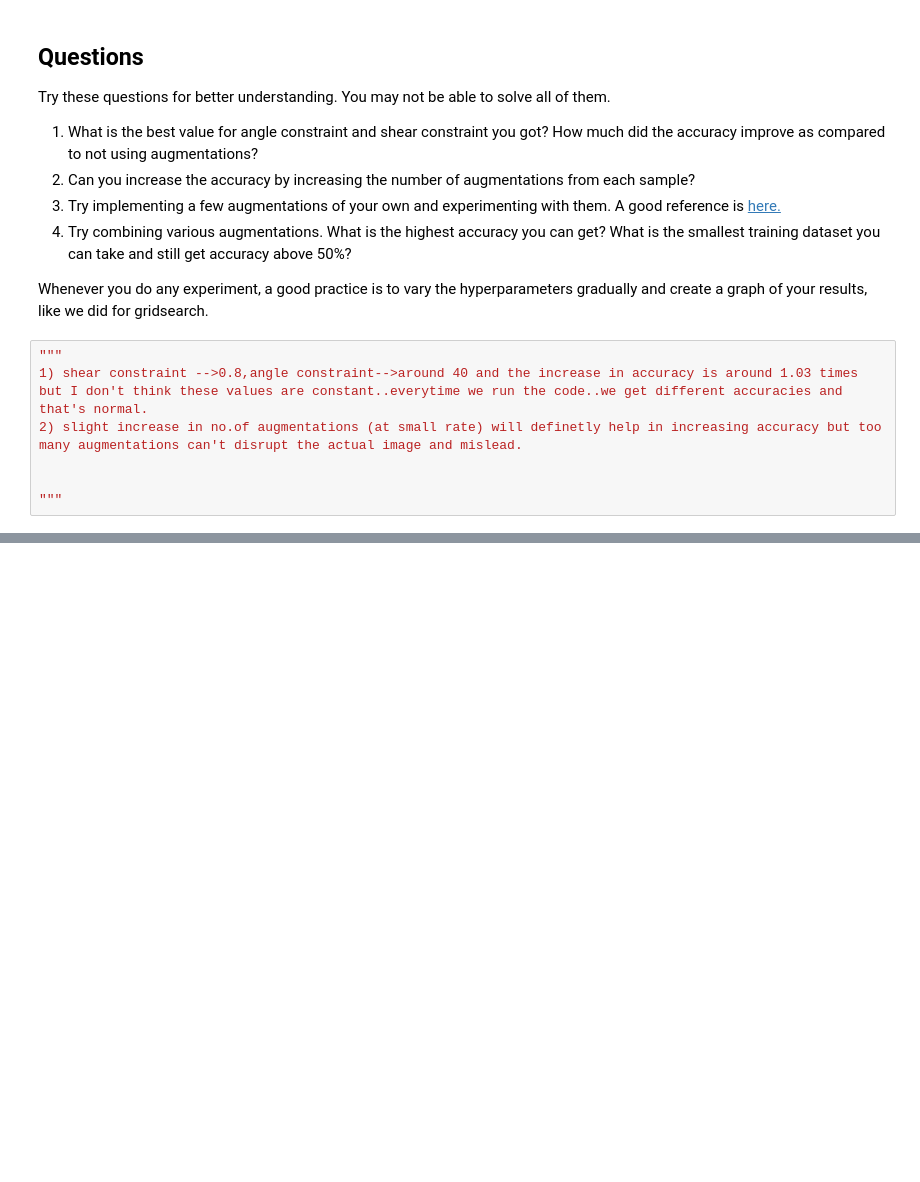
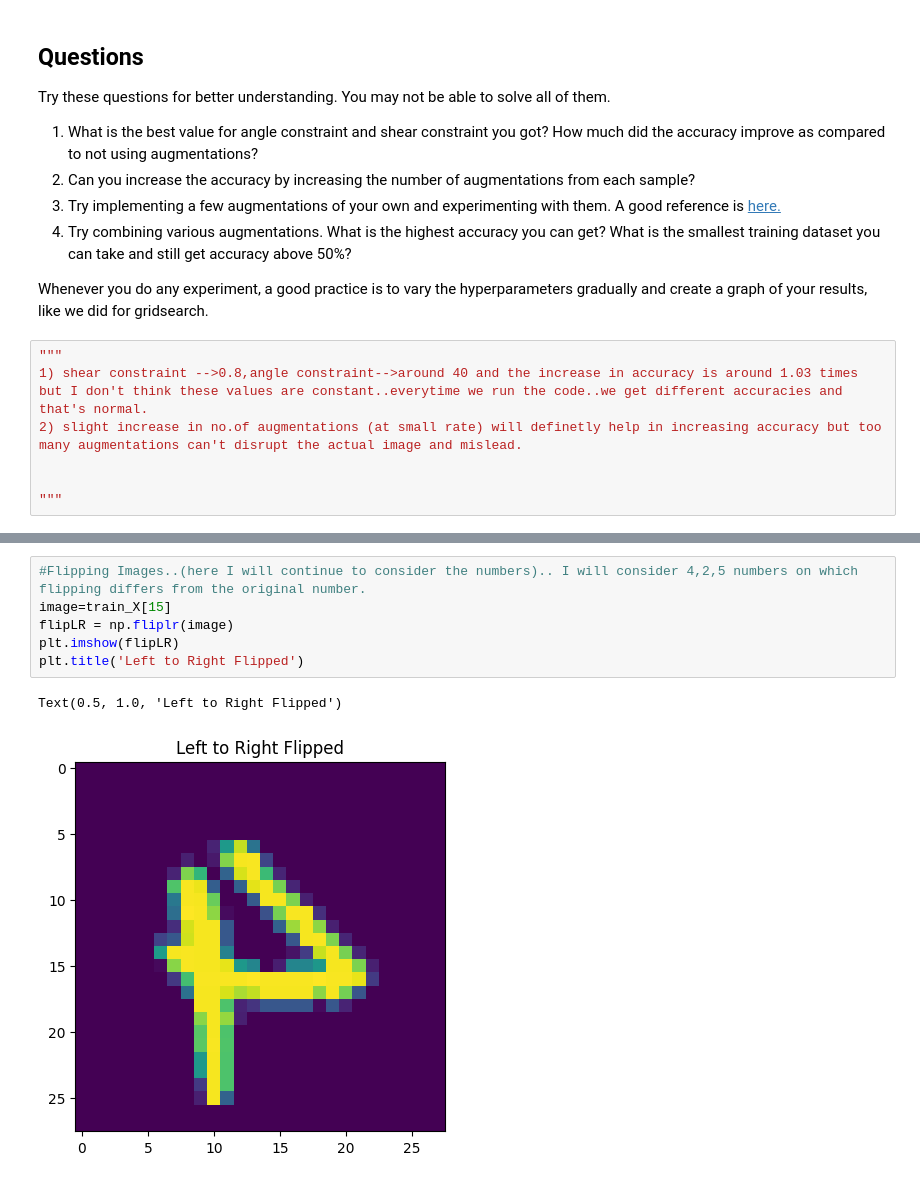
Before and after one commit to anushayerram2025/AIML, a Jupyter notebook: Copy_of_AIML_Module_1_Lab_3_Data_Augmentation.ipynb, the cells around one changed output, grey strips where cells are left out. Cells and saved outputs as stored; diff of their text form; blank space fills up the shorter version.

```diff
--- a/Copy_of_AIML_Module_1_Lab_3_Data_Augmentation.ipynb
+++ b/Copy_of_AIML_Module_1_Lab_3_Data_Augmentation.ipynb
@@ -399,0 +401,9 @@ Whenever you do any experiment, a good practice is to vary the hyperparameters g
+# %%
+#Flipping Images..(here I will continue to consider the numbers).. I will consider 4,2,5 numbers on which flipping differs from the original number.
+image=train_X[15]
+flipLR = np.fliplr(image)
+plt.imshow(flipLR)
+plt.title('Left to Right Flipped')
+# %% [output]
+Text(0.5, 1.0, 'Left to Right Flipped')
+[figure, added]
```
Also changed, not shown: parts of 22 cells of this notebook.
